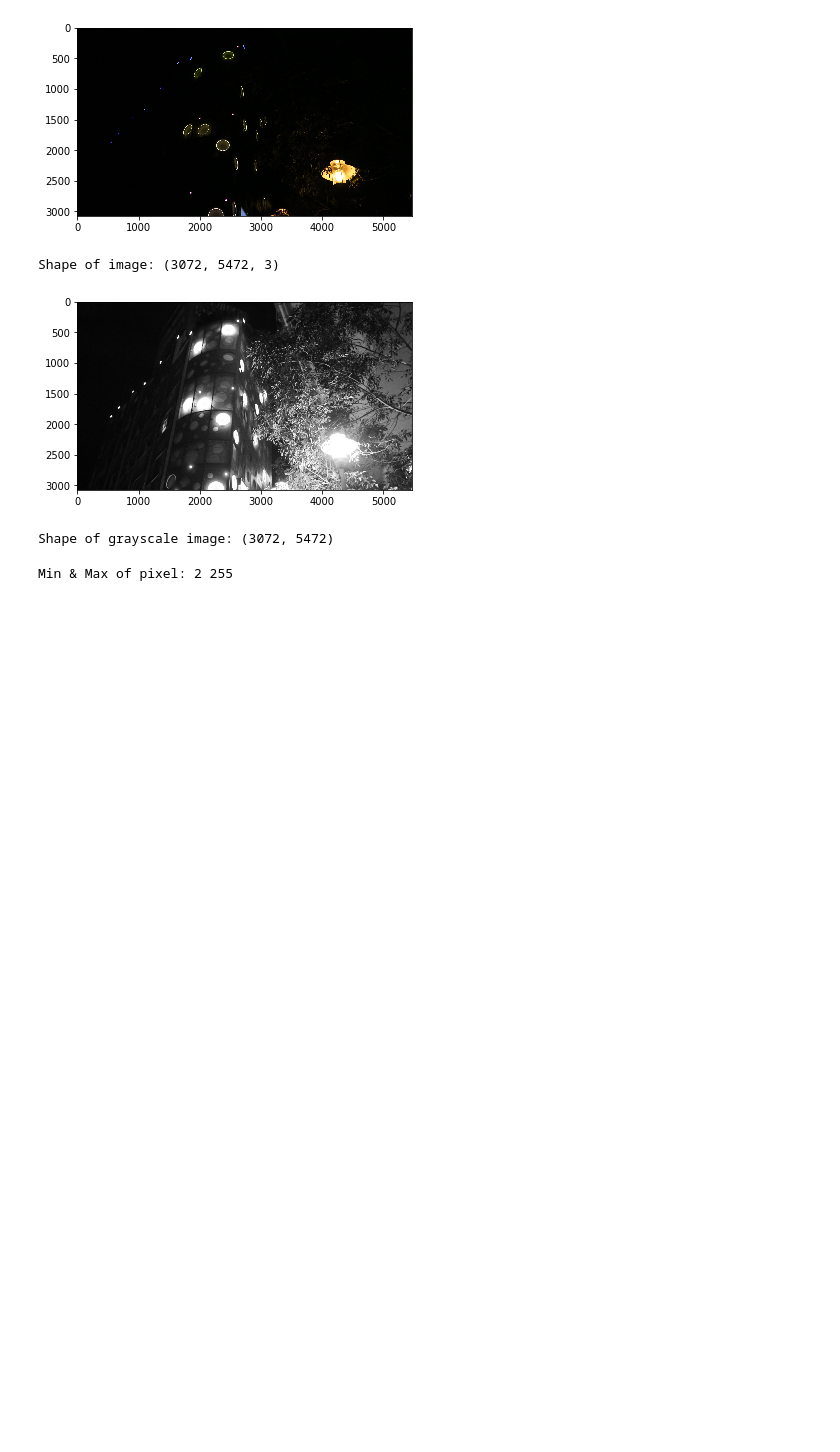
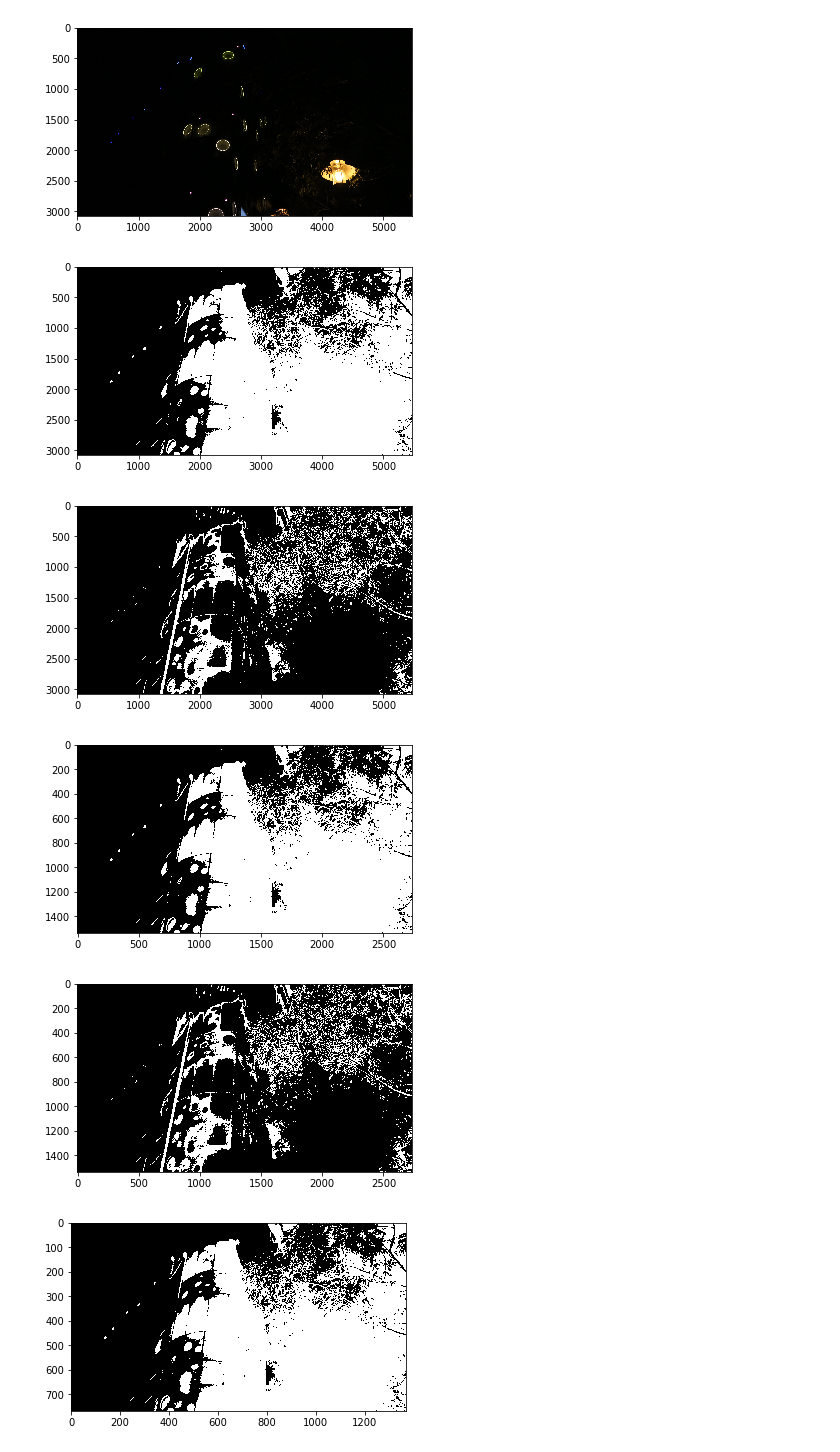
Before and after one commit to frozenburst/NTU-2020-VFX, a Jupyter notebook: hw1_HDR/Image_alignment.ipynb, the cells around one changed output. Saved outputs shown, nothing was run; the diff lists cells and outputs as text; code cells hidden in the pictures; blank space fills up the shorter version.

Commit message:
Alignment MTB finsihed

```diff
--- a/hw1_HDR/Image_alignment.ipynb
+++ b/hw1_HDR/Image_alignment.ipynb
@@ -27,24 +28,3 @@ for img_pth in sorted(Path(data_pth).glob(f'*.JPG')):
 [figure]
 [figure]
 [figure]
-# %%
-print("Shape of image:", img_set[0].shape)
-# %% [output]
-Shape of image: (3072, 5472, 3)
-# %%
-img_gray = cv2.cvtColor(img_set[0], cv2.COLOR_RGB2GRAY)
-imshow(img_gray, 'gray')
-print("Shape of grayscale image:", img_gray.shape)
-# %% [output]
-[figure, removed]
-Shape of grayscale image: (3072, 5472)
-# %%
-min_pixel = 9999
-max_pixel = -1
-for x in range(3072):
-    for y in range(5472):
-        if img_gray[x, y] > max_pixel: max_pixel = img_gray[x, y]
-        if img_gray[x, y] < min_pixel: min_pixel = img_gray[x, y]
-print("Min & Max of pixel:", min_pixel, max_pixel)
-# %% [output]
-Min & Max of pixel: 2 255
@@ -52,0 +31,28 @@ Min & Max of pixel: 2 255
+# %%
+# Alignment: Median Threshold Bitmap
+# Take first image as base to alignment
+img_name = op.join(data_pth, f'00.JPG')
+cv2.imwrite(img_name, img_set[0])
+
+img_set_copy = img_set.copy()
+img_base = img_set_copy[0]
+img_set_copy.remove(img_base)
+pyramid_level = 6
+
+img_base_set = []
+for i in range(pyramid_level):
+    img_gray = cv2.cvtColor(img_base, cv2.COLOR_RGB2GRAY)
+    threshold = np.median(img_gray)
+    _, img_thresh = cv2.threshold(img_gray, threshold, 1, cv2.THRESH_BINARY)
+    mask_img = cv2.inRange(img_gray, threshold - 10, threshold + 10) / 255
+    img_base_set.append((img_thresh, mask_img))
+    imshow(img_thresh, 'gray')
+    imshow(mask_img, 'gray')
+
+    img_base = cv2.resize(img_base, (round(img_base.shape[1]/2), round(img_base.shape[0]/2)), interpolation=cv2.INTER_CUBIC)
+# %% [output]
+[figure, added]
+[figure, added]
+[figure, added]
+[figure, added]
+[figure, added]
```
Also changed, not shown: parts of 7 cells of this notebook, 1 other file.
